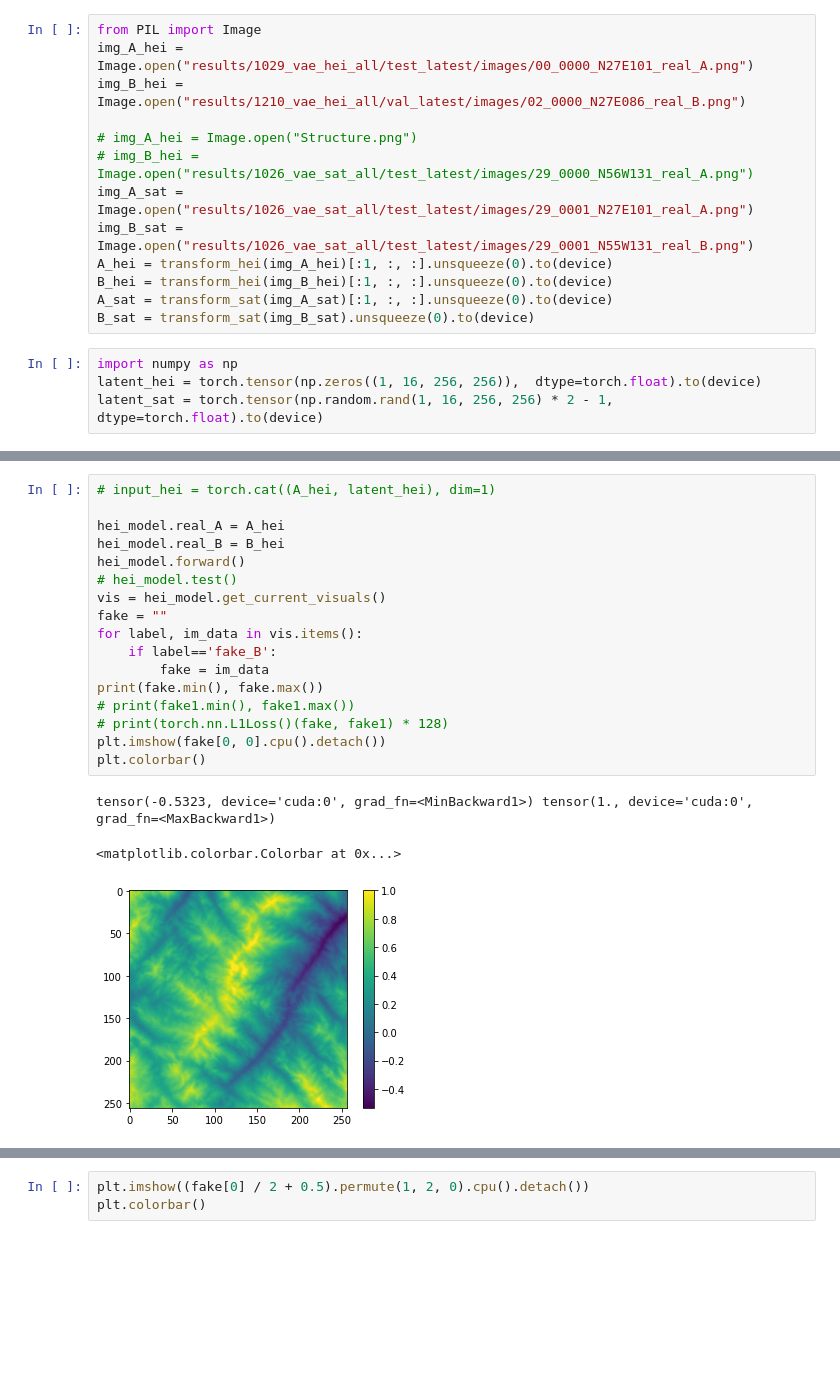
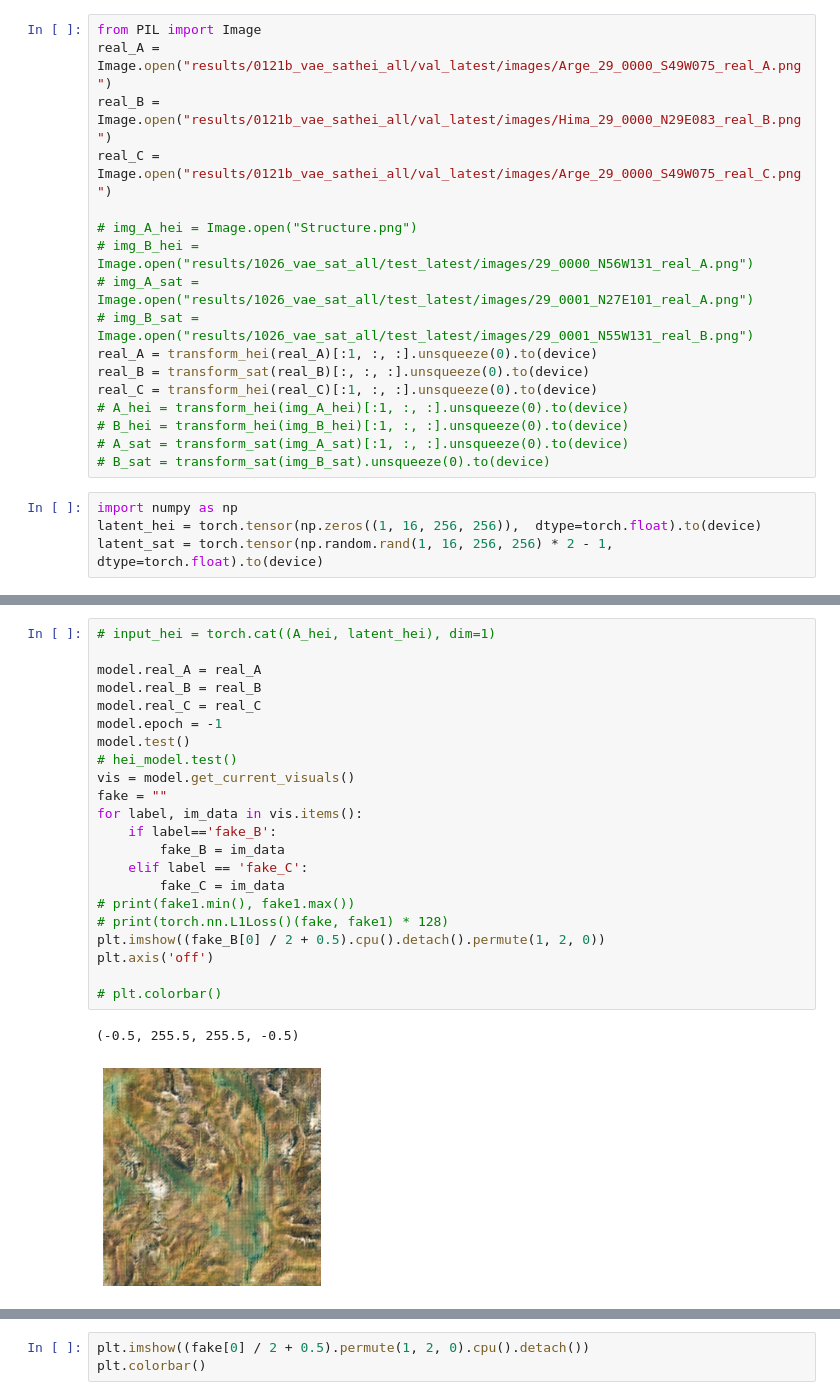
Before and after one commit to jayin92/TerrainGAN, a Jupyter notebook: custom_test.ipynb, the cells around one changed output, grey strips where cells are left out. Drawn from its saved outputs; the diff is of its cells as text; blank space fills up the shorter version.

```diff
--- a/custom_test.ipynb
+++ b/custom_test.ipynb
@@ -71,17 +64,21 @@ transform_sat = tv.transforms.Compose([tv.transforms.ToTensor(),
                                       ])
 # %%
 from PIL import Image
-img_A_hei = Image.open("results/1029_vae_hei_all/test_latest/images/00_0000_N27E101_real_A.png")
-img_B_hei = Image.open("results/1210_vae_hei_all/val_latest/images/02_0000_N27E086_real_B.png")
+real_A = Image.open("results/0121b_vae_sathei_all/val_latest/images/Arge_29_0000_S49W075_real_A.png")
+real_B = Image.open("results/0121b_vae_sathei_all/val_latest/images/Hima_29_0000_N29E083_real_B.png")
+real_C = Image.open("results/0121b_vae_sathei_all/val_latest/images/Arge_29_0000_S49W075_real_C.png")
 
 # img_A_hei = Image.open("Structure.png")
 # img_B_hei = Image.open("results/1026_vae_sat_all/test_latest/images/29_0000_N56W131_real_A.png")
-img_A_sat = Image.open("results/1026_vae_sat_all/test_latest/images/29_0001_N27E101_real_A.png")
-img_B_sat = Image.open("results/1026_vae_sat_all/test_latest/images/29_0001_N55W131_real_B.png")
-A_hei = transform_hei(img_A_hei)[:1, :, :].unsqueeze(0).to(device)
-B_hei = transform_hei(img_B_hei)[:1, :, :].unsqueeze(0).to(device)
-A_sat = transform_sat(img_A_sat)[:1, :, :].unsqueeze(0).to(device)
-B_sat = transform_sat(img_B_sat).unsqueeze(0).to(device)
+# img_A_sat = Image.open("results/1026_vae_sat_all/test_latest/images/29_0001_N27E101_real_A.png")
+# img_B_sat = Image.open("results/1026_vae_sat_all/test_latest/images/29_0001_N55W131_real_B.png")
+real_A = transform_hei(real_A)[:1, :, :].unsqueeze(0).to(device)
+real_B = transform_sat(real_B)[:, :, :].unsqueeze(0).to(device)
+real_C = transform_hei(real_C)[:1, :, :].unsqueeze(0).to(device)
+# A_hei = transform_hei(img_A_hei)[:1, :, :].unsqueeze(0).to(device)
+# B_hei = transform_hei(img_B_hei)[:1, :, :].unsqueeze(0).to(device)
+# A_sat = transform_sat(img_A_sat)[:1, :, :].unsqueeze(0).to(device)
+# B_sat = transform_sat(img_B_sat).unsqueeze(0).to(device)
 # %%
 import numpy as np
 latent_hei = torch.tensor(np.zeros((1, 16, 256, 256)),  dtype=torch.float).to(device)
@@ -96,22 +93,26 @@ plt.colorbar()
 # %%
 # input_hei = torch.cat((A_hei, latent_hei), dim=1)
 
-hei_model.real_A = A_hei
-hei_model.real_B = B_hei
-hei_model.forward()
+model.real_A = real_A
+model.real_B = real_B
+model.real_C = real_C
+model.epoch = -1
+model.test()
 # hei_model.test()
-vis = hei_model.get_current_visuals()
+vis = model.get_current_visuals()
 fake = ""
 for label, im_data in vis.items():
     if label=='fake_B':
-        fake = im_data
-print(fake.min(), fake.max())
+        fake_B = im_data
+    elif label == 'fake_C':
+        fake_C = im_data
 # print(fake1.min(), fake1.max())
 # print(torch.nn.L1Loss()(fake, fake1) * 128)
-plt.imshow(fake[0, 0].cpu().detach())
-plt.colorbar()
+plt.imshow((fake_B[0] / 2 + 0.5).cpu().detach().permute(1, 2, 0))
+plt.axis('off')
+
+# plt.colorbar()
 # %% [output]
-tensor(-0.5323, device='cuda:0', grad_fn=<MinBackward1>) tensor(1., device='cuda:0', grad_fn=<MaxBackward1>)
+(-0.5, 255.5, 255.5, -0.5)
-<matplotlib.colorbar.Colorbar at 0x...>
-[figure, old version]
+[figure, new version]
 # %%
```
Also changed, not shown: parts of 4 cells of this notebook, 11 other files.
